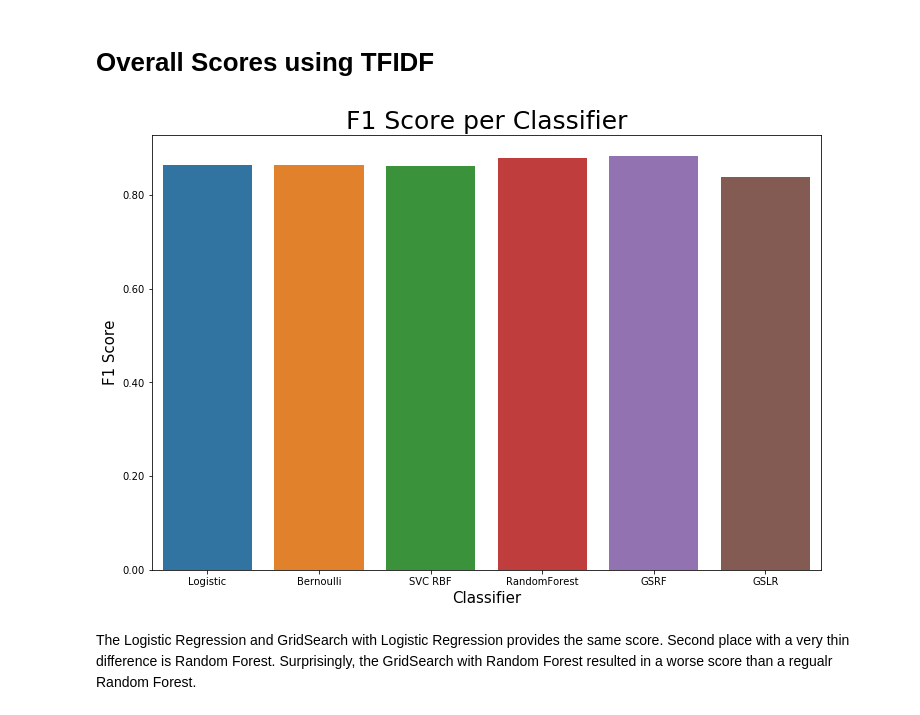
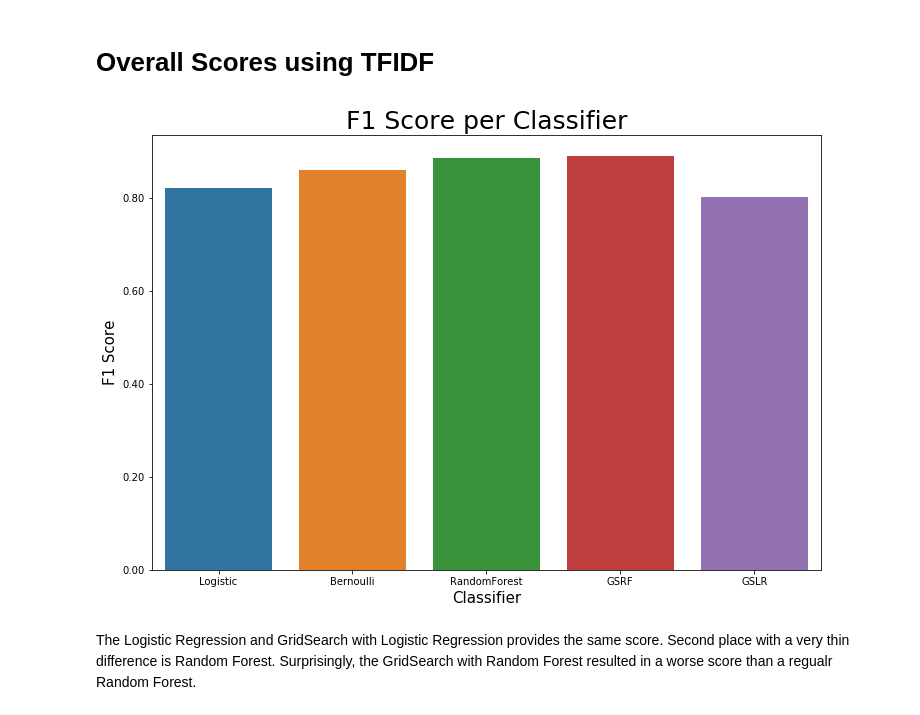
Before and after one commit to dorjeys3/Walmart_proj, a Jupyter notebook: notebooks/3_modeling_walmart_product_review_nlp.ipynb, the cells around one changed output. Drawn from its saved outputs; the diff is of its cells as text; code cells hidden in the pictures.

```diff
--- a/notebooks/3_modeling_walmart_product_review_nlp.ipynb
+++ b/notebooks/3_modeling_walmart_product_review_nlp.ipynb
@@ -43,7 +43,7 @@ warnings.filterwarnings("ignore")
 pd.set_option('display.max_columns', 300)
 pd.set_option('display.max_rows', 200)
 # %%
-filename = "data/modeling_df.pkl"
+filename = "../data/modeling_df.pkl"
 # %%
 infile = open(filename,"rb")
 df = pickle.load(infile)
@@ -823,19 +823,18 @@ Interesting! RandomForest performed better than GridSearchCV with RandomForest.
 # %%
 from matplotlib.ticker import FormatStrFormatter
 fig, ax = plt.subplots(figsize=(12,8))
-x = ["Logistic", "Bernoulli", "SVC RBF", "RandomForest", "GSRF", "GSLR"]
-y = [metrics.f1_score(y_test, y_pred_lr), metrics.f1_score(y_test, y_pred_Bnb),
-     metrics.f1_score(y_test, y_pred_rbf),
-     metrics.f1_score(y_test, y_pred_RF), metrics.f1_score(y_test, grid_tree_pred),
+x = ["Logistic", "Bernoulli", "RandomForest", "GSRF", "GSLR"]
+y = [metrics.f1_score(y_test, y_pred_lr2), metrics.f1_score(y_test, y_pred_Bnb2),
+     metrics.f1_score(y_test, y_pred_RF2), metrics.f1_score(y_test, grid_tree_pred),
      metrics.f1_score(y_test, grid_log_pred)]
 sns.barplot(x=x, y=y)
 ax.yaxis.set_major_formatter(FormatStrFormatter('%.2f'))
 plt.ylabel("F1 Score", fontsize=15)
 plt.xlabel("Classifier", fontsize=15)
 plt.title("F1 Score per Classifier", fontsize=25)
-plt.savefig("images/f1score");
+plt.savefig("../images/f1score", bbox_inches = "tight");
 # %% [output]
-[figure, old version]
+[figure, new version]
 # %% [markdown]
 The Logistic Regression and GridSearch with Logistic Regression provides the same score.
 Second place with a very thin difference is Random Forest. Surprisingly, the GridSearch with Random Forest resulted in a worse score than a regualr Random Forest.
```
Also changed, not shown: parts of 30 cells of this notebook, 5 other files.
